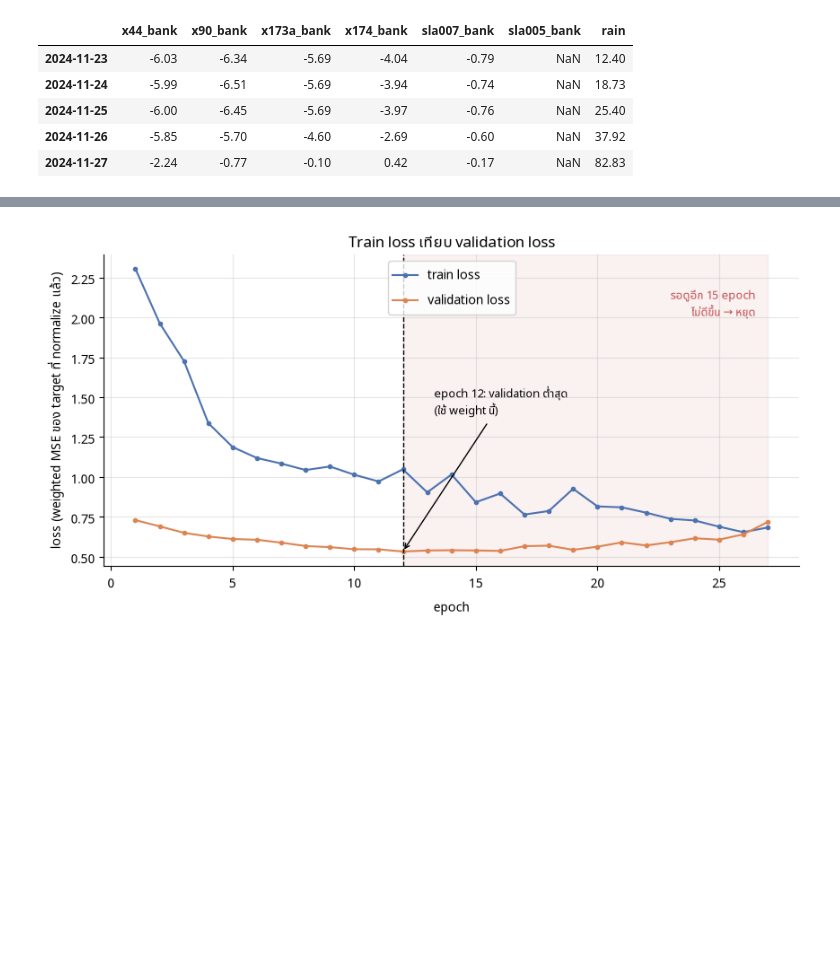
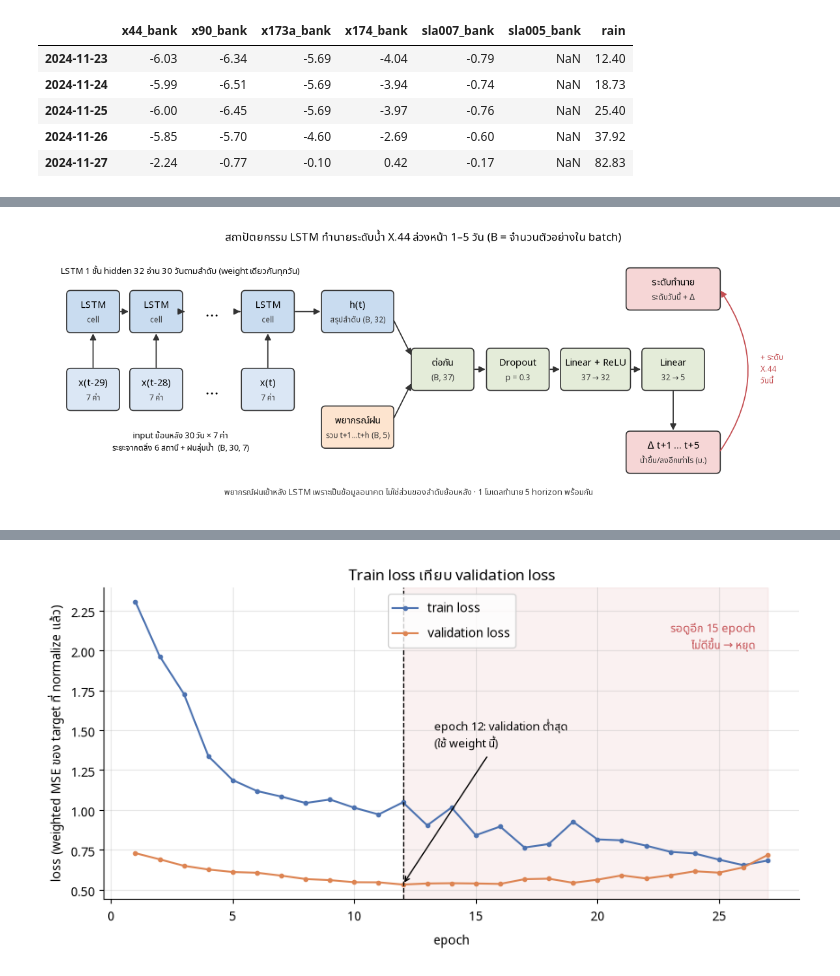
Before and after one commit to Jackyzaz/mojito, a Jupyter notebook: notebook/03_lstm.ipynb, the cells around one changed output, grey strips where cells are left out. Drawn from its saved outputs; the diff is of its cells as text; code cells hidden in the pictures; blank space fills up the shorter version.

```diff
--- a/notebook/03_lstm.ipynb
+++ b/notebook/03_lstm.ipynb
@@ -76,0 +111,58 @@ target       : (1705, 5)  = (จำนวนตัวอย่าง, น้ำ
+# %%
+BOX_COLORS = {"input": "#dbe7f5", "lstm": "#c9dcf0", "rain": "#fde4cf", "head": "#e4ecd9", "out": "#f6d6d6"}
+
+
+def box(ax, x, y, w, h, title, detail, color):
+    """Rounded box centred on (x, y) with a title and a smaller detail line."""
+    ax.add_patch(FancyBboxPatch((x - w / 2, y - h / 2), w, h, boxstyle="round,pad=0.02,rounding_size=0.08",
+                                facecolor=BOX_COLORS[color], edgecolor="#333", lw=1.2))
+    ax.text(x, y + 0.13, title, ha="center", va="center", fontsize=10.5)
+    ax.text(x, y - 0.17, detail, ha="center", va="center", fontsize=8.5, color="#333")
+
+
+def arrow(ax, start, end, **style):
+    ax.add_patch(FancyArrowPatch(start, end, arrowstyle="-|>", mutation_scale=14, lw=1.3,
+                                 color=style.pop("color", "#333"), **style))
+
+
+fig, ax = plt.subplots(figsize=(15, 5.2))
+ax.set_xlim(0, 15.6)
+ax.set_ylim(0, 5.2)
+ax.axis("off")
+steps = [("t−29", 1.0), ("t−28", 2.3), ("…", 3.45), ("t", 4.6)]  # LSTM unrolled over the window
+for label, x in steps:
+    if label == "…":
+        ax.text(x, 3.9, "…", ha="center", va="center", fontsize=18)
+        ax.text(x, 2.35, "…", ha="center", va="center", fontsize=18)
+        continue
+    box(ax, x, 2.35, 1.05, 0.8, f"x({label})", "7 ค่า", "input")
+    box(ax, x, 3.9, 1.05, 0.8, "LSTM", "cell", "lstm")
+    arrow(ax, (x, 2.75), (x, 3.5))
+for (_, x0), (_, x1) in zip(steps[:-1], steps[1:]):
+    arrow(ax, (x0 + 0.53, 3.9), (x1 - 0.53, 3.9))
+ax.text(2.8, 4.65, "LSTM 1 ชั้น hidden 32 อ่าน 30 วันตามลำดับ (weight เดียวกันทุกวัน)", ha="center", fontsize=9.5)
+ax.text(2.8, 1.55, "input ย้อนหลัง 30 วัน × 7 ค่า\nระยะจากตลิ่ง 6 สถานี + ฝนลุ่มน้ำ  (B, 30, 7)",
+        ha="center", va="top", fontsize=9)
+box(ax, 6.45, 3.9, 1.45, 0.8, "h(t)", "สรุปลำดับ (B, 32)", "lstm")
+arrow(ax, (5.13, 3.9), (5.72, 3.9))
+box(ax, 6.45, 1.6, 1.45, 0.8, "พยากรณ์ฝน", "รวม t+1…t+h (B, 5)", "rain")
+box(ax, 8.2, 2.75, 1.25, 0.8, "ต่อกัน", "(B, 37)", "head")
+arrow(ax, (7.18, 3.75), (7.57, 3.0))
+arrow(ax, (7.18, 1.75), (7.57, 2.5))
+box(ax, 9.75, 2.75, 1.25, 0.8, "Dropout", f"p = {PARAMS['dropout']}", "head")
+arrow(ax, (8.83, 2.75), (9.12, 2.75))
+box(ax, 11.35, 2.75, 1.4, 0.8, "Linear + ReLU", "37 → 32", "head")
+arrow(ax, (10.38, 2.75), (10.65, 2.75))
+box(ax, 12.95, 2.75, 1.25, 0.8, "Linear", "32 → 5", "head")
+arrow(ax, (12.05, 2.75), (12.32, 2.75))
+box(ax, 12.95, 1.1, 1.9, 0.8, "Δ t+1 … t+5", "น้ำขึ้น/ลงอีกเท่าไร (ม.)", "out")
+arrow(ax, (12.95, 2.35), (12.95, 1.5))
+box(ax, 12.95, 4.35, 1.9, 0.8, "ระดับทำนาย", "ระดับวันนี้ + Δ", "out")
+arrow(ax, (13.9, 1.1), (13.9, 4.35), connectionstyle="arc3,rad=0.35", color="#c44e52")
+ax.text(14.75, 2.75, "+ ระดับ\nX.44\nวันนี้", ha="left", va="center", fontsize=8.5, color="#c44e52")
+ax.text(7.5, 0.25, "พยากรณ์ฝนเข้าหลัง LSTM เพราะเป็นข้อมูลอนาคต ไม่ใช่ส่วนของลำดับย้อนหลัง · 1 โมเดลทำนาย 5 horizon พร้อมกัน",
+        ha="center", fontsize=9, color="#333")
+ax.set_title("สถาปัตยกรรม LSTM ทำนายระดับน้ำ X.44 ล่วงหน้า 1–5 วัน (B = จำนวนตัวอย่างใน batch)", fontsize=12)
+plt.show()
+# %% [output]
+[figure, added]
```
Also changed, not shown: parts of 18 cells of this notebook, 13 other files.
